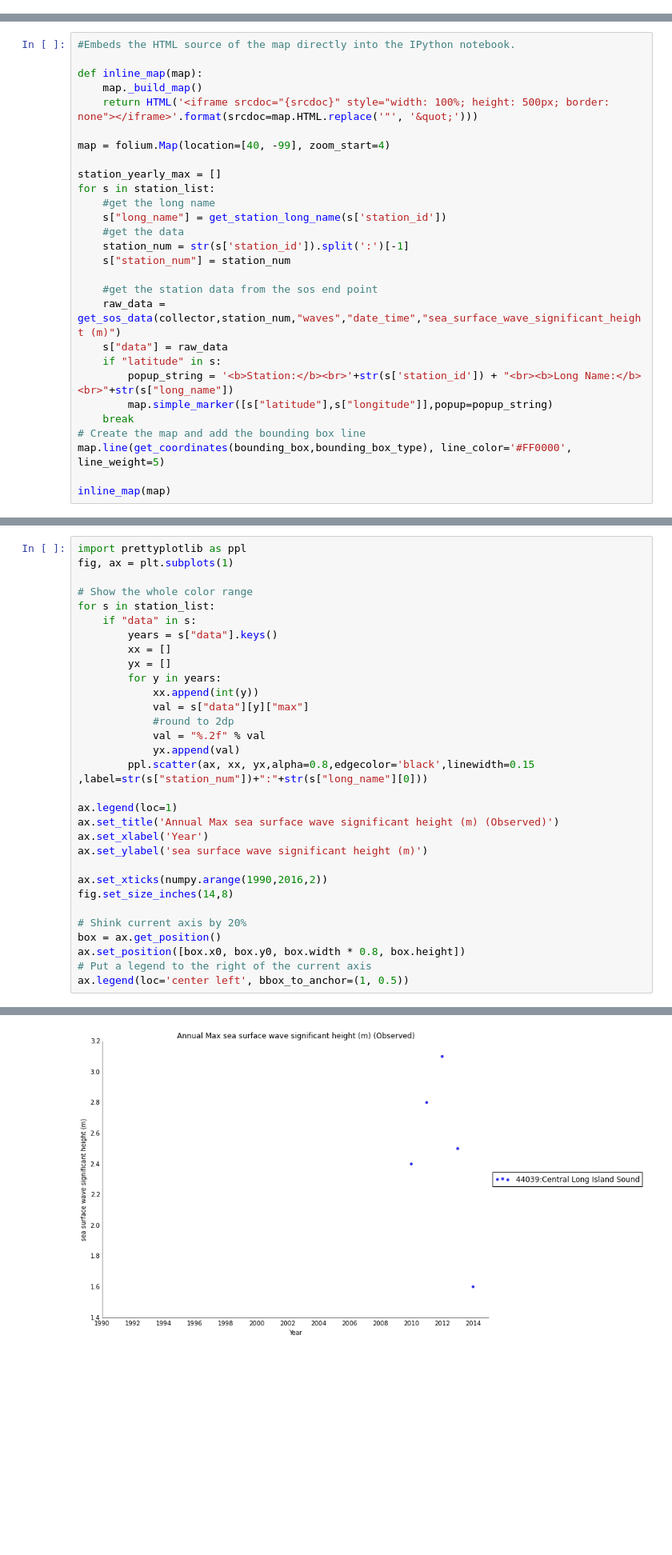
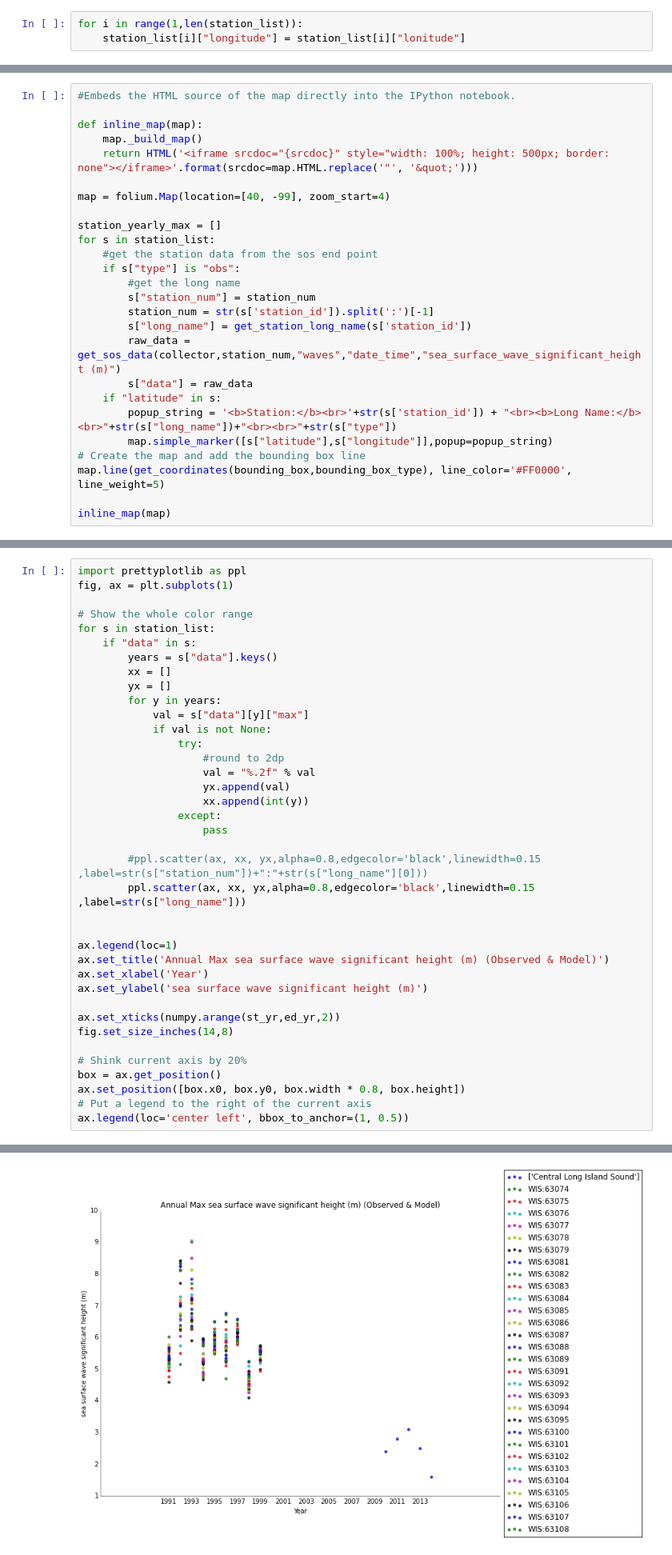
Before and after one commit to ioos/system-test, a Jupyter notebook: theme2_extreme_events/ioos_extreme_events_waves.ipynb, the cells around one changed output, grey strips where cells are left out. Shown at 80% size. Cells and saved outputs as stored; diff of their text form; blank space fills up the shorter version.

Commit message:
update wave notebook

```diff
--- a/theme2_extreme_events/ioos_extreme_events_waves.ipynb
+++ b/theme2_extreme_events/ioos_extreme_events_waves.ipynb
@@ -236,0 +306,3 @@ for i in range(1,len(data)):
+# %%
+for i in range(1,len(station_list)):
+    station_list[i]["longitude"] = station_list[i]["lonitude"]
@@ -330,19 +454,17 @@ map = folium.Map(location=[40, -99], zoom_start=4)
 
 station_yearly_max = []
 for s in station_list:
-    #get the long name
-    s["long_name"] = get_station_long_name(s['station_id'])
-    #get the data
-    station_num = str(s['station_id']).split(':')[-1]
-    s["station_num"] = station_num
-
     #get the station data from the sos end point
-    raw_data = get_sos_data(collector,station_num,"waves","date_time","sea_surface_wave_significant_height (m)")
-    s["data"] = raw_data
+    if s["type"] is "obs":
+        #get the long name
+        s["station_num"] = station_num
+        station_num = str(s['station_id']).split(':')[-1]
+        s["long_name"] = get_station_long_name(s['station_id'])
+        raw_data = get_sos_data(collector,station_num,"waves","date_time","sea_surface_wave_significant_height (m)")
+        s["data"] = raw_data
     if "latitude" in s:
-        popup_string = '<b>Station:</b><br>'+str(s['station_id']) + "<br><b>Long Name:</b><br>"+str(s["long_name"])
+        popup_string = '<b>Station:</b><br>'+str(s['station_id']) + "<br><b>Long Name:</b><br>"+str(s["long_name"])+"<br><br>"+str(s["type"])
         map.simple_marker([s["latitude"],s["longitude"]],popup=popup_string)
-    break
 # Create the map and add the bounding box line
 map.line(get_coordinates(bounding_box,bounding_box_type), line_color='#FF0000', line_weight=5)
 
@@ -353,37 +475,44 @@ Station: 44039
 # %%
 import prettyplotlib as ppl
 fig, ax = plt.subplots(1)
 
 # Show the whole color range
 for s in station_list:
     if "data" in s:
         years = s["data"].keys()
         xx = []
         yx = []
         for y in years:
-            xx.append(int(y))
             val = s["data"][y]["max"]
-            #round to 2dp
-            val = "%.2f" % val
-            yx.append(val)
-        ppl.scatter(ax, xx, yx,alpha=0.8,edgecolor='black',linewidth=0.15 ,label=str(s["station_num"])+":"+str(s["long_name"][0]))
+            if val is not None:
+                try:
+                    #round to 2dp
+                    val = "%.2f" % val
+                    yx.append(val)
+                    xx.append(int(y))
+                except:
+                    pass
+
+        #ppl.scatter(ax, xx, yx,alpha=0.8,edgecolor='black',linewidth=0.15 ,label=str(s["station_num"])+":"+str(s["long_name"][0]))
+        ppl.scatter(ax, xx, yx,alpha=0.8,edgecolor='black',linewidth=0.15 ,label=str(s["long_name"]))
+
 
 ax.legend(loc=1)
-ax.set_title('Annual Max sea surface wave significant height (m) (Observed)')
+ax.set_title('Annual Max sea surface wave significant height (m) (Observed & Model)')
 ax.set_xlabel('Year')
 ax.set_ylabel('sea surface wave significant height (m)')
 
-ax.set_xticks(numpy.arange(1990,2016,2))
+ax.set_xticks(numpy.arange(st_yr,ed_yr,2))
 fig.set_size_inches(14,8)
 
 # Shink current axis by 20%
 box = ax.get_position()
 ax.set_position([box.x0, box.y0, box.width * 0.8, box.height])
 # Put a legend to the right of the current axis
 ax.legend(loc='center left', bbox_to_anchor=(1, 0.5))
 # %% [output]
 <matplotlib.legend.Legend at 0x...>
-[figure, old version]
+[figure, new version]
 # %% [markdown]
 ### Extreme Value Analysis:
 # %% [markdown]
```
Also changed, not shown: parts of 16 cells of this notebook.
